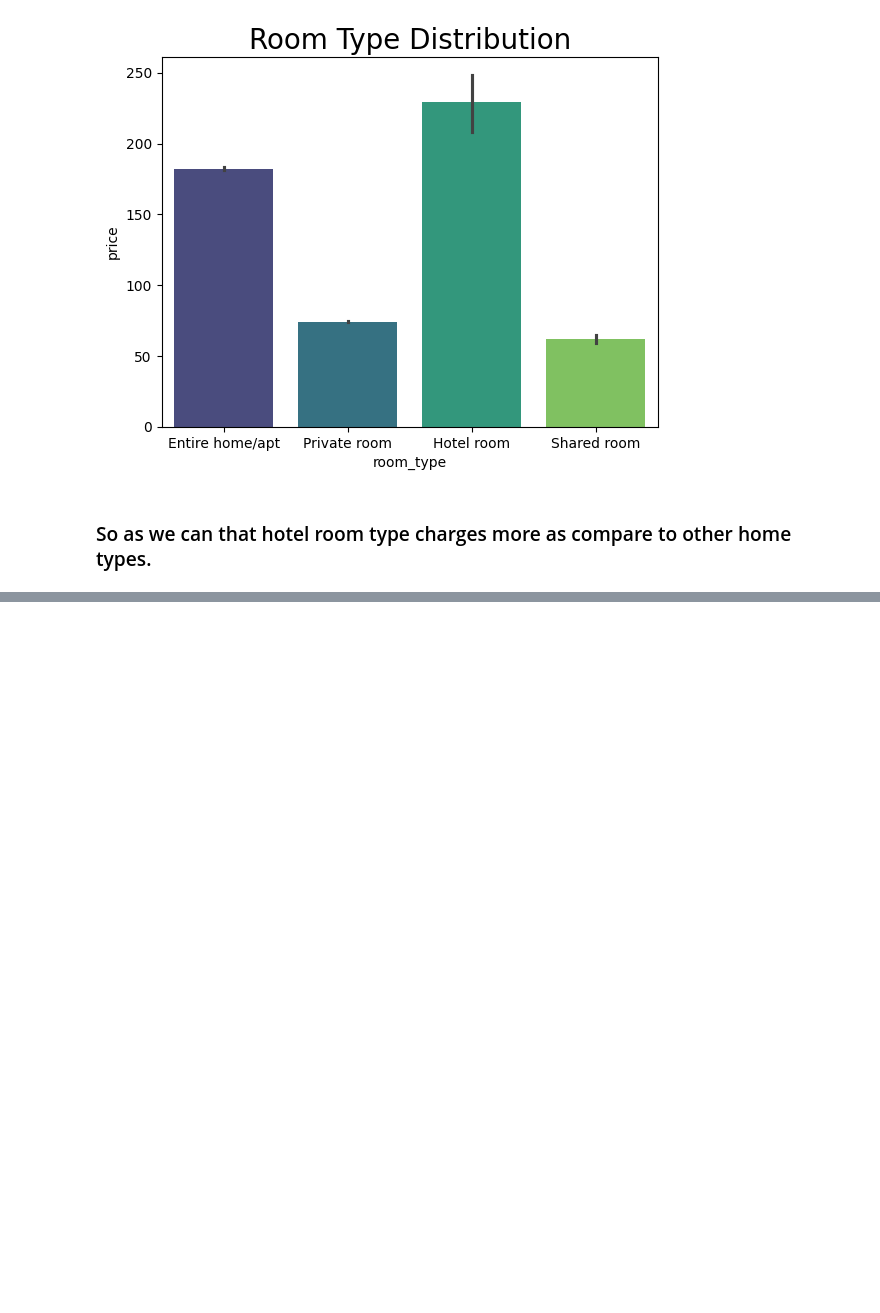
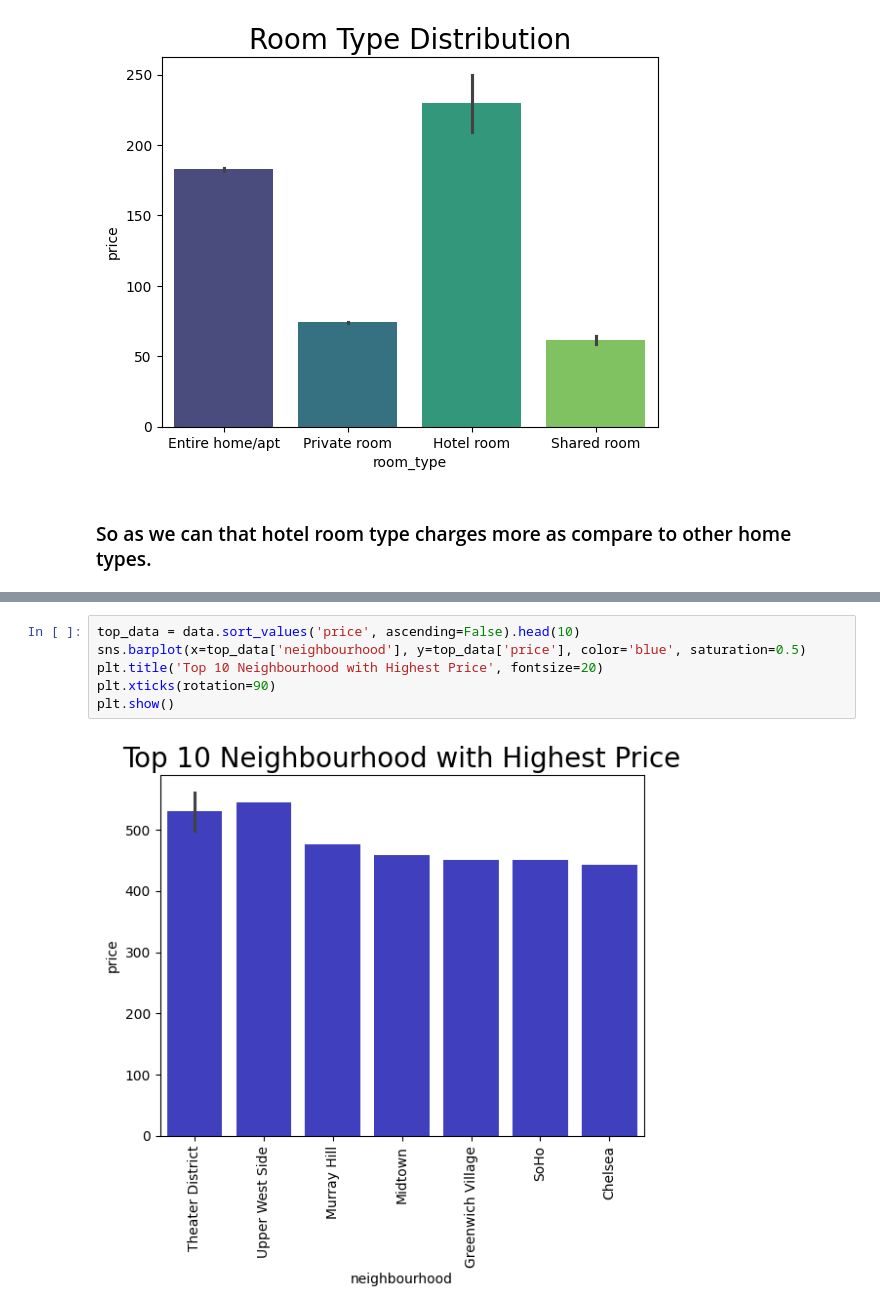
Before and after one commit to Ankit6174/Airbnb-Price-Analysis, a Jupyter notebook: notebooks/exploratory_analysis.ipynb, the cells around one changed output, grey strips where cells are left out. Saved outputs shown, nothing was run; the diff lists cells and outputs as text; blank space fills up the shorter version.

```diff
--- a/notebooks/exploratory_analysis.ipynb
+++ b/notebooks/exploratory_analysis.ipynb
@@ -85,0 +102,8 @@ Text(0.5, 1.0, 'Room Type Distribution')
+# %%
+top_data = data.sort_values('price', ascending=False).head(10)
+sns.barplot(x=top_data['neighbourhood'], y=top_data['price'], color='blue', saturation=0.5)
+plt.title('Top 10 Neighbourhood with Highest Price', fontsize=20)
+plt.xticks(rotation=90)
+plt.show()
+# %% [output]
+[figure, added]
```
Also changed, not shown: parts of 7 cells of this notebook.
